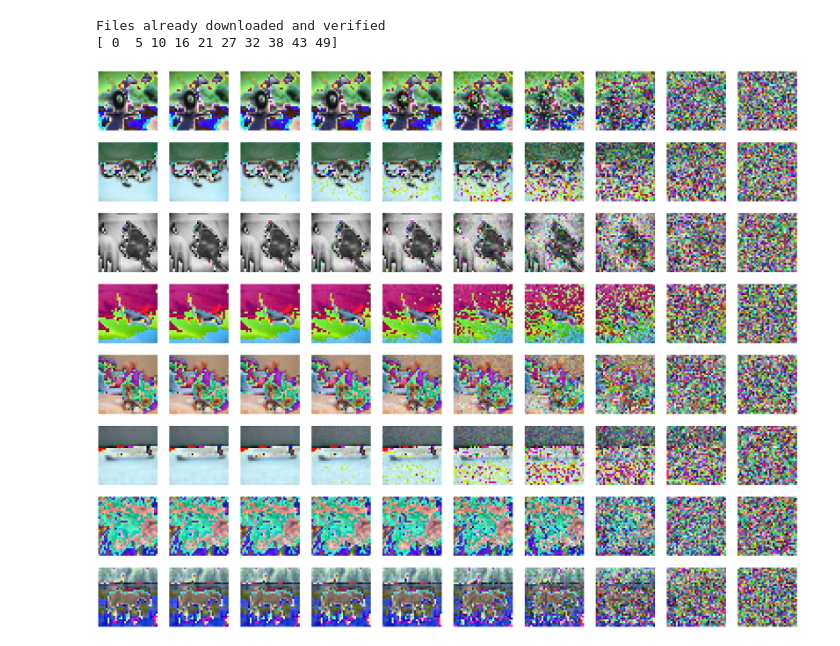
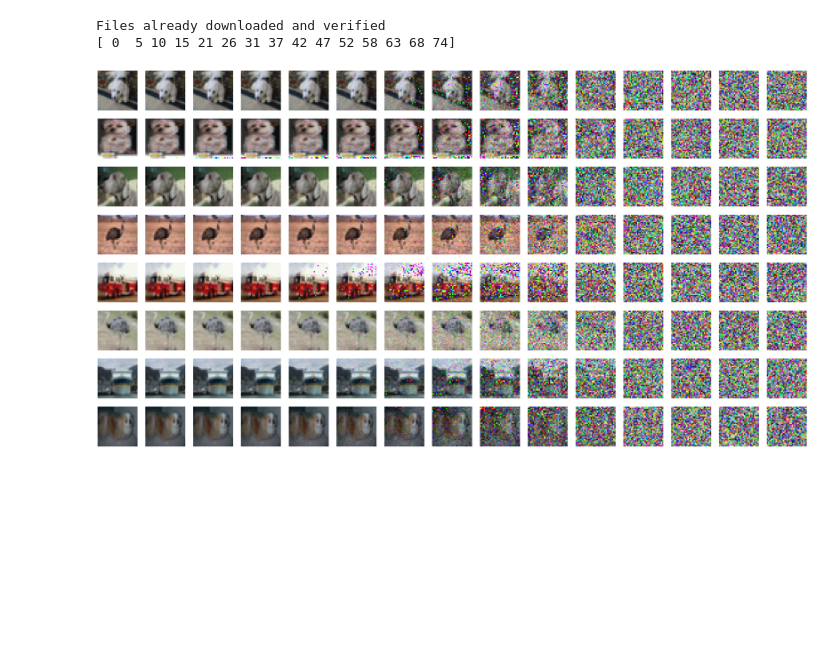
Before and after one commit to mselmangokmen/consistency-model-unofficial, a Jupyter notebook: test.ipynb, the cells around one changed output. Cells and saved outputs as stored; diff of their text form; code cells hidden in the pictures; blank space fills up the shorter version.

```diff
--- a/test.ipynb
+++ b/test.ipynb
@@ -18,7 +18,7 @@ class Cifar10Visualizer():
         fig, axes = plt.subplots(nrows=num_images // 4, ncols=4, figsize=(10, 10))
 
         for i in range(num_images):
-            img = torchvision.transforms.ToPILImage()(images[i] / 2 + 0.5)  # Denormalize
+            img = torchvision.transforms.ToPILImage()(images[i] / 2 + 0.5)
             axes[i // 4, i % 4].imshow(img)
             axes[i // 4, i % 4].axis('off')
 
@@ -28,7 +28,7 @@ class Cifar10ForwardProcess():
     def __init__(self, cifar10_loader ):
         self.loader = cifar10_loader
 
-    def show_images_with_noise(self,total_step,max_step, batch_size=16):
+    def show_images_with_noise(self,total_step,max_step,start_index, batch_size=16):
         subplot_width=4
         subplot_height=4
         fig_width = total_step * subplot_width
@@ -37,12 +37,12 @@ class Cifar10ForwardProcess():
 
         data_iter = iter(self.loader.dataloader)
         images, _ = next(data_iter)
-        times = np.linspace(0,max_step-1,total_step,dtype=np.int32)
+        times = np.linspace(start_index,max_step-1,total_step,dtype=np.int32)
         print(times)
         for ix,img in enumerate(images):
             for iy, time in enumerate(times):
                 noisy_image = forward_process_for_single_image(img,t=time)
-                noisy_image_np = transforms.ToPILImage()(noisy_image)
+                noisy_image_np = transforms.ToPILImage()(noisy_image/ 2 + 0.5)
                 axes[ix, iy].imshow(noisy_image_np)
                 axes[ix, iy].axis('off')
 
@@ -59,12 +59,13 @@ Files already downloaded and verified
 # %%
 
 batch_size = 8
-total_step=10
-max_step=50
+total_step=15
+max_step=75
+start_index=0
 cifar_loader = Cifar10Loader(batch_size)
 visualizer = Cifar10ForwardProcess(cifar_loader)
-visualizer.show_images_with_noise(total_step,max_step, batch_size=batch_size)
+visualizer.show_images_with_noise(total_step,max_step,start_index, batch_size=batch_size)
 # %% [output]
 Files already downloaded and verified
-[ 0  5 10 16 21 27 32 38 43 49]
+[ 0  5 10 15 21 26 31 37 42 47 52 58 63 68 74]
-[figure, old version]
+[figure, new version]
```
Also changed, not shown: parts of 1 cell of this notebook.
